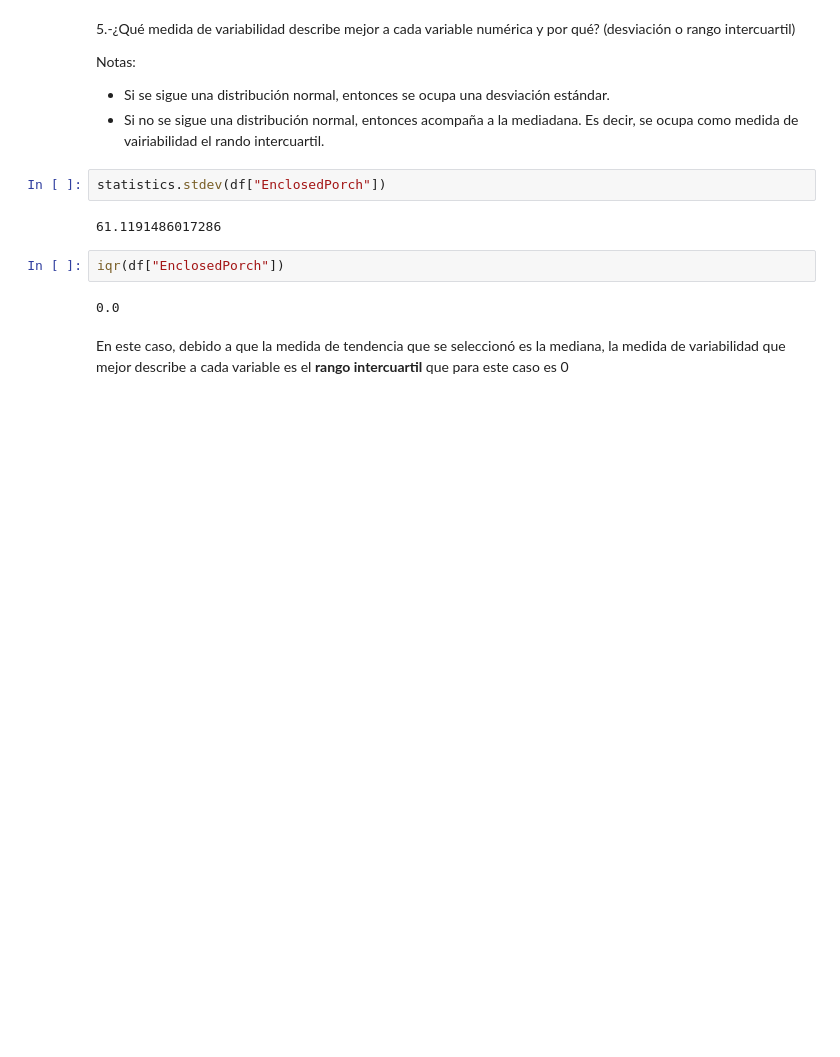
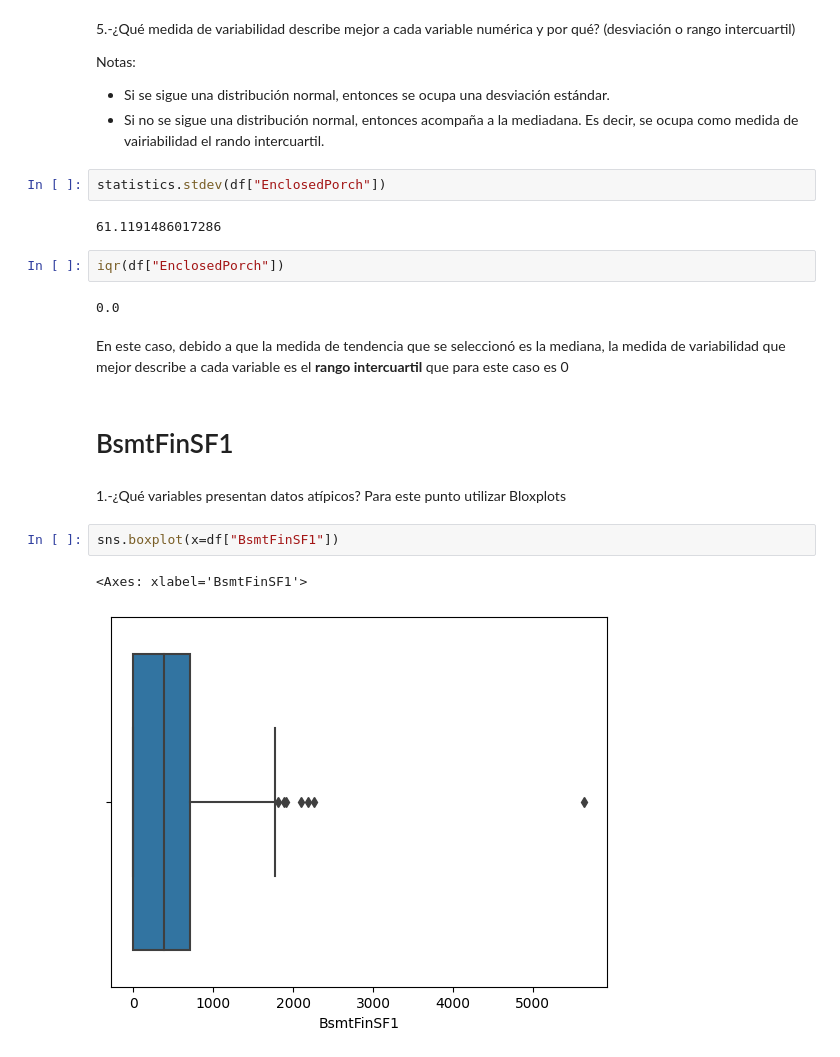
Before and after one commit to gabycor/mavericks_IA, a Jupyter notebook: Comprensión de los datos.ipynb, the cells around one changed output. Drawn from its saved outputs; the diff is of its cells as text; blank space fills up the shorter version.

Commit message:
Agregar nuevas variables de train

```diff
--- a/Comprensión de los datos.ipynb
+++ b/Comprensión de los datos.ipynb
@@ -1760,3 +1744,12 @@ iqr(df["EnclosedPorch"])
 0.0
 # %% [markdown]
 En este caso, debido a que la medida de tendencia que se seleccionó es la mediana, la medida de variabilidad que mejor describe a cada variable es el **rango intercuartil** que para este caso es 0
+# %% [markdown]
+# BsmtFinSF1
+# %% [markdown]
+1.-¿Qué variables presentan datos atípicos? Para este punto utilizar Bloxplots
+# %%
+sns.boxplot(x=df["BsmtFinSF1"])
+# %% [output]
+<Axes: xlabel='BsmtFinSF1'>
+[figure, added]
```
Also changed, not shown: parts of 142 cells of this notebook.
